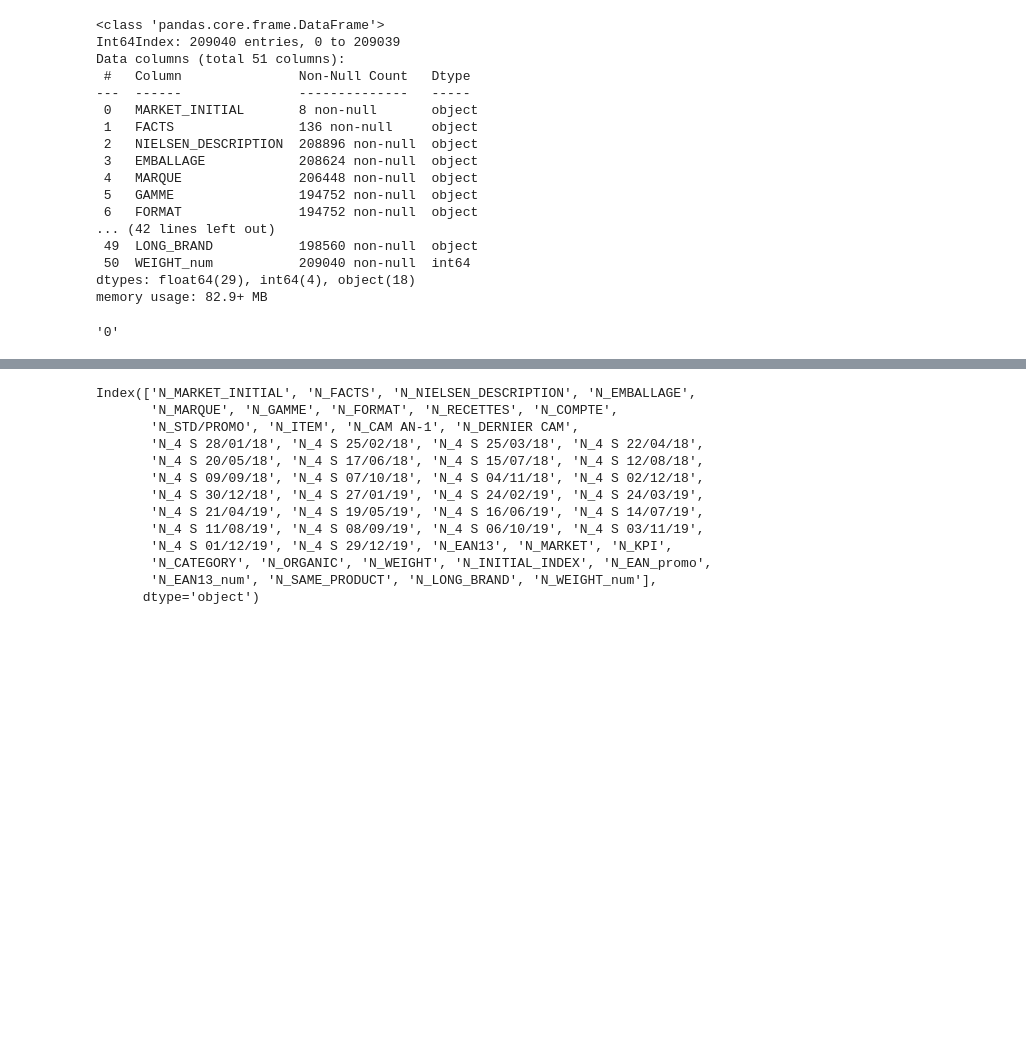
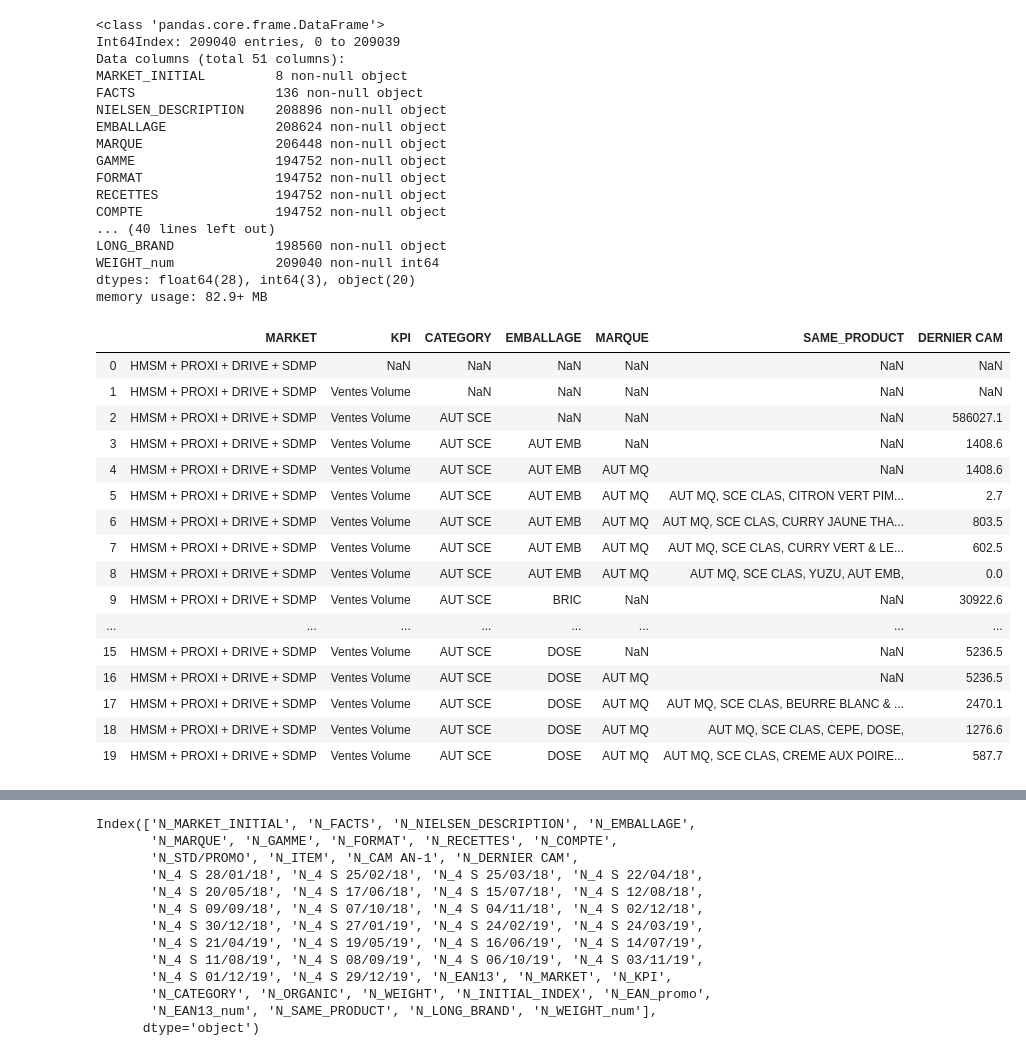
Before and after one commit to alex-toy/italians_do_it_better, a Jupyter notebook: Fusion_N_O.ipynb, the cells around one changed output, grey strips where cells are left out. Saved outputs shown, nothing was run; the diff lists cells and outputs as text; code cells hidden in the pictures; blank space fills up the shorter version.

Commit message:
finalized df_O_PROD and df_N_PROD and started analyzing brands

```diff
--- a/Fusion_N_O.ipynb
+++ b/Fusion_N_O.ipynb
@@ -35,27 +74,43 @@ df_O_PROD.info()
 # %%
-#Import from NIELSEN
+#Import from NIELSEN (8 MARKET * 17 KPI * 1425 EAN13)
 df_N_ALL = pd.read_csv('N_NIELSEN/output_data/N_ALL_DATA_preprocessed.csv',index_col=0)
+df_N_ALL['EAN13']=df_N_ALL['EAN13'].astype(str)
 df_N_ALL.info()
 # %% [output]
 <class 'pandas.core.frame.DataFrame'>
 Int64Index: 209040 entries, 0 to 209039
 Data columns (total 51 columns):
- #   Column               Non-Null Count   Dtype
----  ------               --------------   -----
- 0   MARKET_INITIAL       8 non-null       object
- 1   FACTS                136 non-null     object
- 2   NIELSEN_DESCRIPTION  208896 non-null  object
- 3   EMBALLAGE            208624 non-null  object
- 4   MARQUE               206448 non-null  object
- 5   GAMME                194752 non-null  object
- 6   FORMAT               194752 non-null  object
-... (42 lines left out)
- 49  LONG_BRAND           198560 non-null  object
- 50  WEIGHT_num           209040 non-null  int64
-dtypes: float64(29), int64(4), object(18)
+MARKET_INITIAL         8 non-null object
+FACTS                  136 non-null object
+NIELSEN_DESCRIPTION    208896 non-null object
+EMBALLAGE              208624 non-null object
+MARQUE                 206448 non-null object
+GAMME                  194752 non-null object
+FORMAT                 194752 non-null object
+RECETTES               194752 non-null object
+COMPTE                 194752 non-null object
+... (40 lines left out)
+LONG_BRAND             198560 non-null object
+WEIGHT_num             209040 non-null int64
+dtypes: float64(28), int64(3), object(20)
 memory usage: 82.9+ MB
-# %%
-df_N_ALL['EAN13']=df_N_ALL['EAN13'].astype(str)
-df_N_ALL['EAN13'][0]
-# %% [output]
-'0'
+# %%
+df_N_ALL[['MARKET', 'KPI', 'CATEGORY', 'EMBALLAGE', 'MARQUE', 'SAME_PRODUCT', 'DERNIER CAM']].head(20)
+# %% [output]
+|  | MARKET | KPI | CATEGORY | EMBALLAGE | MARQUE | SAME_PRODUCT | DERNIER CAM |
+| 0 | HMSM + PROXI + DRIVE + SDMP | NaN | NaN | NaN | NaN | NaN | NaN |
+| 1 | HMSM + PROXI + DRIVE + SDMP | Ventes Volume | NaN | NaN | NaN | NaN | NaN |
+| 2 | HMSM + PROXI + DRIVE + SDMP | Ventes Volume | AUT SCE | NaN | NaN | NaN | 586027.1 |
+| 3 | HMSM + PROXI + DRIVE + SDMP | Ventes Volume | AUT SCE | AUT EMB | NaN | NaN | 1408.6 |
+| 4 | HMSM + PROXI + DRIVE + SDMP | Ventes Volume | AUT SCE | AUT EMB | AUT MQ | NaN | 1408.6 |
+| 5 | HMSM + PROXI + DRIVE + SDMP | Ventes Volume | AUT SCE | AUT EMB | AUT MQ | AUT MQ, SCE CLAS, CITRON VERT PIM... | 2.7 |
+| 6 | HMSM + PROXI + DRIVE + SDMP | Ventes Volume | AUT SCE | AUT EMB | AUT MQ | AUT MQ, SCE CLAS, CURRY JAUNE THA... | 803.5 |
+| 7 | HMSM + PROXI + DRIVE + SDMP | Ventes Volume | AUT SCE | AUT EMB | AUT MQ | AUT MQ, SCE CLAS, CURRY VERT & LE... | 602.5 |
+| 8 | HMSM + PROXI + DRIVE + SDMP | Ventes Volume | AUT SCE | AUT EMB | AUT MQ | AUT MQ, SCE CLAS, YUZU, AUT EMB, | 0.0 |
+| 9 | HMSM + PROXI + DRIVE + SDMP | Ventes Volume | AUT SCE | BRIC | NaN | NaN | 30922.6 |
+| ... | ... | ... | ... | ... | ... | ... | ... |
+| 15 | HMSM + PROXI + DRIVE + SDMP | Ventes Volume | AUT SCE | DOSE | NaN | NaN | 5236.5 |
+| 16 | HMSM + PROXI + DRIVE + SDMP | Ventes Volume | AUT SCE | DOSE | AUT MQ | NaN | 5236.5 |
+| 17 | HMSM + PROXI + DRIVE + SDMP | Ventes Volume | AUT SCE | DOSE | AUT MQ | AUT MQ, SCE CLAS, BEURRE BLANC & ... | 2470.1 |
+| 18 | HMSM + PROXI + DRIVE + SDMP | Ventes Volume | AUT SCE | DOSE | AUT MQ | AUT MQ, SCE CLAS, CEPE, DOSE, | 1276.6 |
+| 19 | HMSM + PROXI + DRIVE + SDMP | Ventes Volume | AUT SCE | DOSE | AUT MQ | AUT MQ, SCE CLAS, CREME AUX POIRE... | 587.7 |
```
Also changed, not shown: parts of 29 cells of this notebook.
